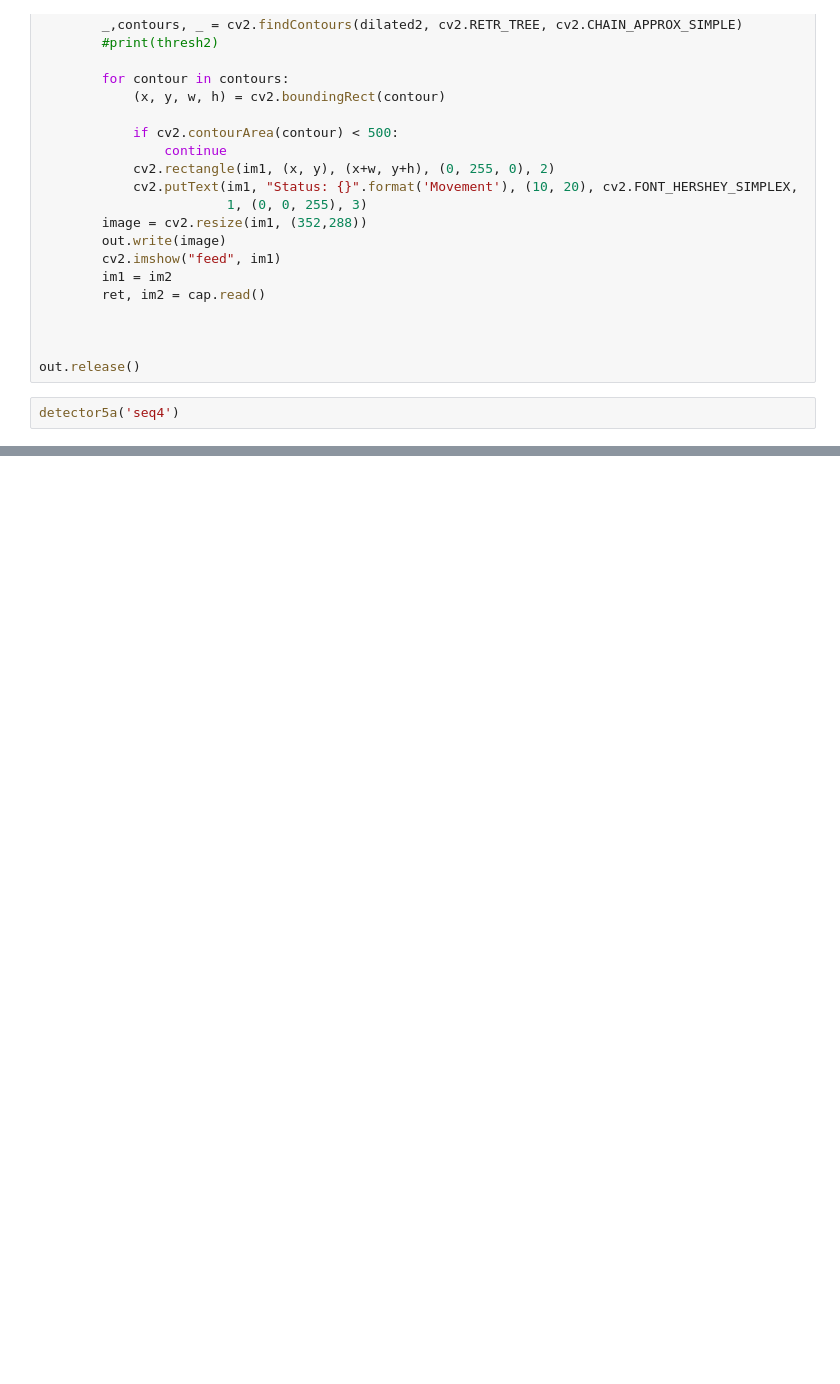
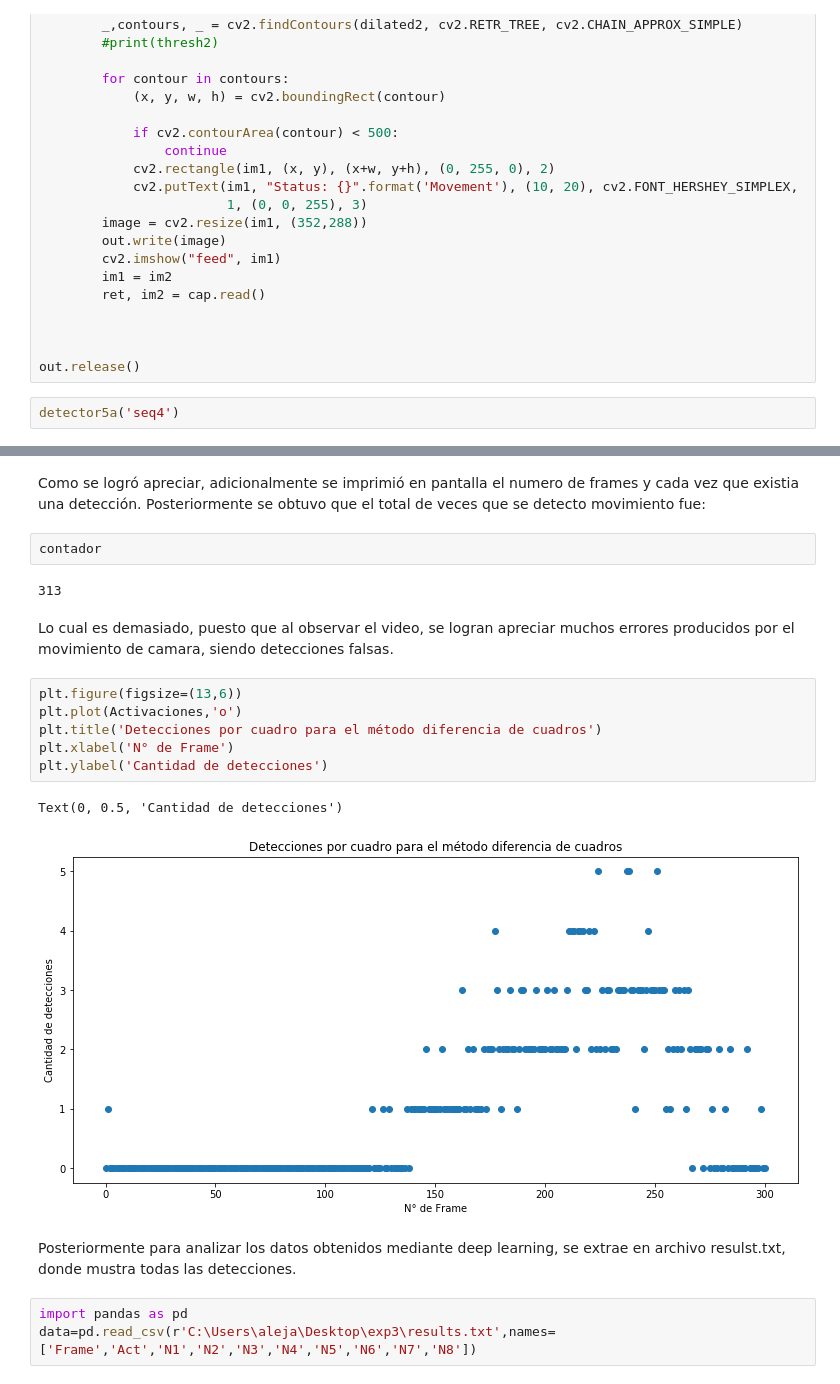
Before and after one commit to iazt/labIC, a Jupyter notebook: lab3/Lab 3.ipynb, the cells around one changed output, grey strips where cells are left out. Saved outputs shown, nothing was run; the diff lists cells and outputs as text; blank space fills up the shorter version.

```diff
--- a/lab3/Lab 3.ipynb
+++ b/lab3/Lab 3.ipynb
@@ -254,0 +321,23 @@ detector5a('seq4')
+# %% [markdown]
+Como se logró apreciar, adicionalmente se imprimió en pantalla el numero de frames y cada vez que existia una detección.
+Posteriormente se obtuvo que el total de veces que se detecto movimiento fue:
+# %%
+contador
+# %% [output]
+313
+# %% [markdown]
+Lo cual es demasiado, puesto que al observar el video, se logran apreciar muchos errores producidos por el movimiento de camara, siendo detecciones falsas.
+# %%
+plt.figure(figsize=(13,6))
+plt.plot(Activaciones,'o')
+plt.title('Detecciones por cuadro para el método diferencia de cuadros')
+plt.xlabel('N° de Frame')
+plt.ylabel('Cantidad de detecciones')
+# %% [output]
+Text(0, 0.5, 'Cantidad de detecciones')
+[figure, added]
+# %% [markdown]
+Posteriormente para analizar los datos obtenidos mediante deep learning, se extrae en archivo resulst.txt, donde mustra todas las detecciones.
+# %%
+import pandas as pd
+data=pd.read_csv(r'C:\Users\aleja\Desktop\exp3\results.txt',names=['Frame','Act','N1','N2','N3','N4','N5','N6','N7','N8'])
```
Also changed, not shown: parts of 11 cells of this notebook.
